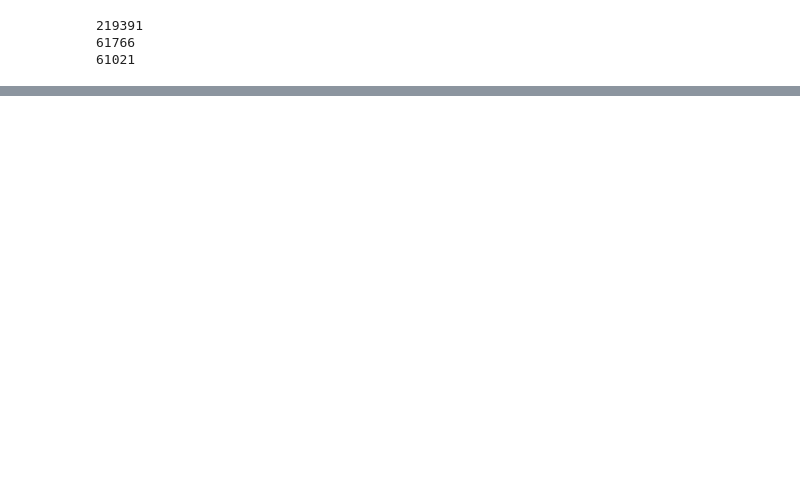
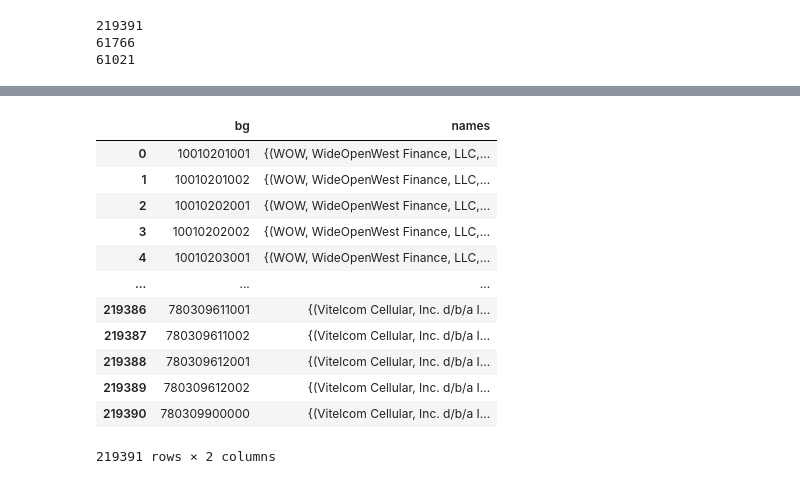
Before and after one commit to PrathamSoni/FCC904, a Jupyter notebook: neighbors.ipynb, the cells around one changed output, grey strips where cells are left out. Saved outputs shown, nothing was run; the diff lists cells and outputs as text; code cells hidden in the pictures; blank space fills up the shorter version.

```diff
--- a/neighbors.ipynb
+++ b/neighbors.ipynb
@@ -184,0 +253,18 @@ with open('neighbors.pkl', 'wb') as f:
+# %%
+state_existing = existing
+state_existing = state_existing.groupby("bg")["names"].apply(set).reset_index(name="names")
+state_existing
+# %% [output]
+|  | bg | names |
+| 0 | 10010201001 | {(WOW, WideOpenWest Finance, LLC,... |
+| 1 | 10010201002 | {(WOW, WideOpenWest Finance, LLC,... |
+| 2 | 10010202001 | {(WOW, WideOpenWest Finance, LLC,... |
+| 3 | 10010202002 | {(WOW, WideOpenWest Finance, LLC,... |
+| 4 | 10010203001 | {(WOW, WideOpenWest Finance, LLC,... |
+| ... | ... | ... |
+| 219386 | 780309611001 | {(Vitelcom Cellular, Inc. d/b/a I... |
+| 219387 | 780309611002 | {(Vitelcom Cellular, Inc. d/b/a I... |
+| 219388 | 780309612001 | {(Vitelcom Cellular, Inc. d/b/a I... |
+| 219389 | 780309612002 | {(Vitelcom Cellular, Inc. d/b/a I... |
+| 219390 | 780309900000 | {(Vitelcom Cellular, Inc. d/b/a I... |
+219391 rows × 2 columns
```
Also changed, not shown: parts of 13 cells of this notebook, 1 other file.
